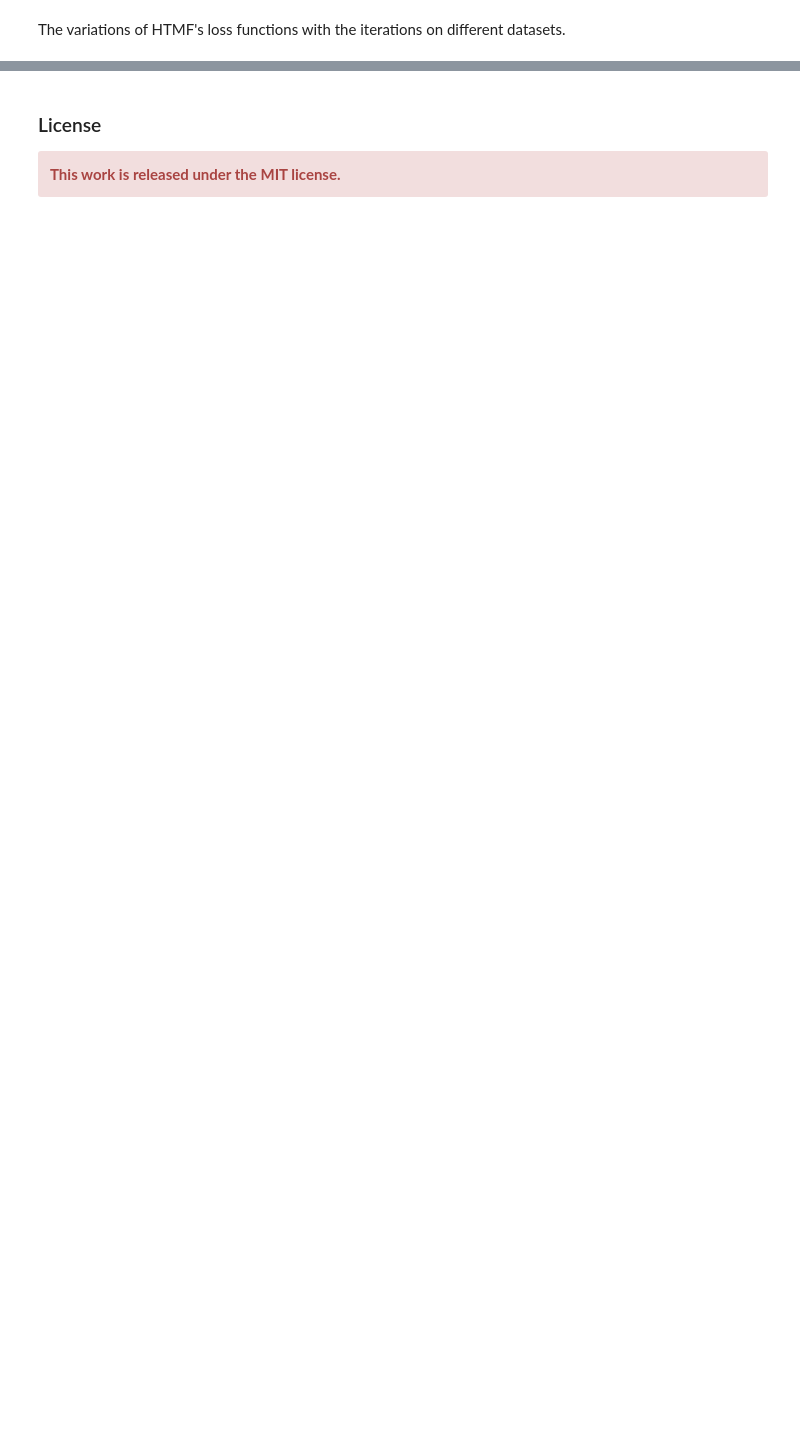
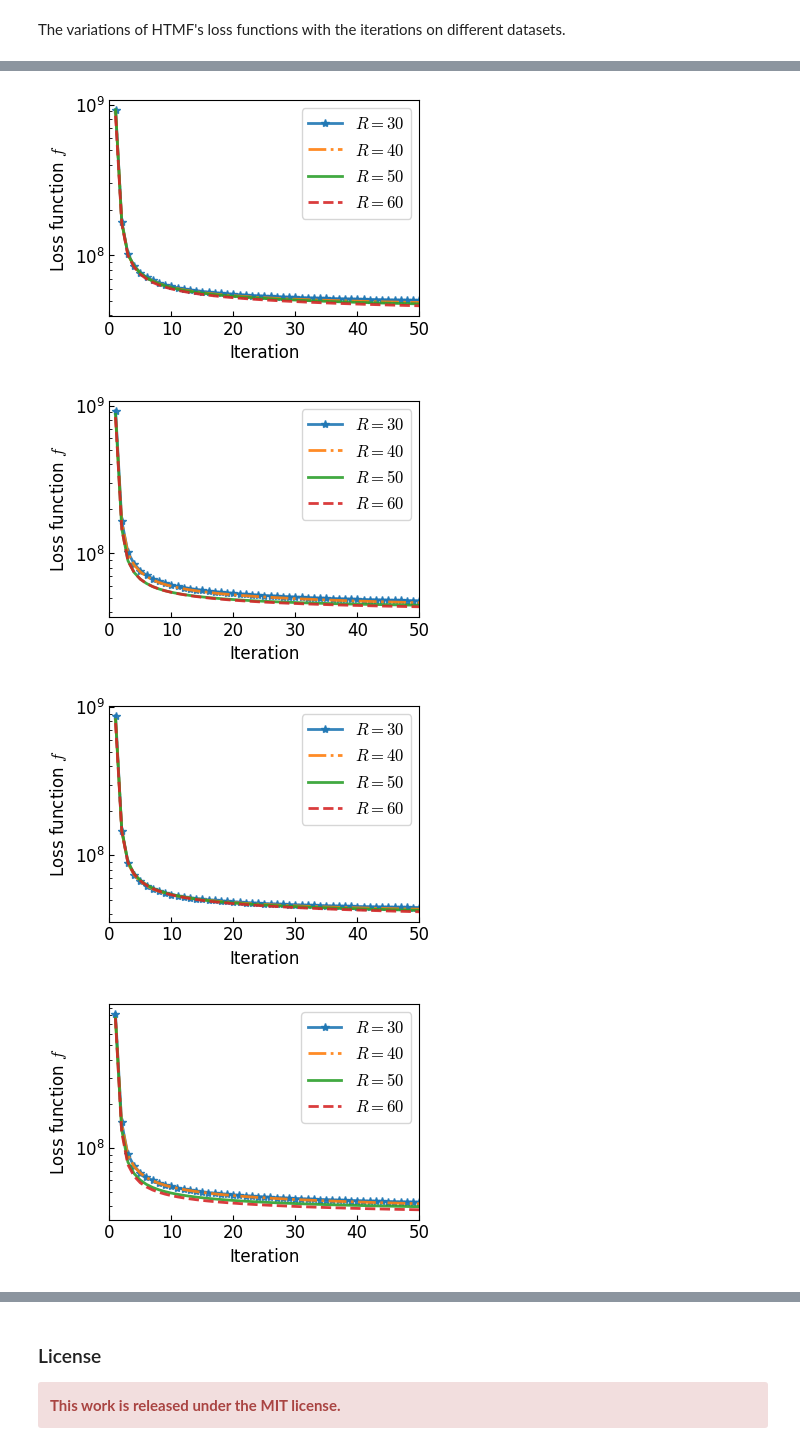
Before and after one commit to xinychen/tracebase, a Jupyter notebook: models/HTMF.ipynb, the cells around one changed output, grey strips where cells are left out. Saved outputs shown, nothing was run; the diff lists cells and outputs as text; code cells hidden in the pictures; blank space fills up the shorter version.

```diff
--- a/models/HTMF.ipynb
+++ b/models/HTMF.ipynb
@@ -381,0 +481,41 @@ for week in [9, 8, 7, 6, 5, 4]:
+# %%
+import matplotlib.pyplot as plt
+plt.rcParams['font.size'] = 12
+plt.rcParams['mathtext.fontset'] = 'cm'
+
+i = 0
+for week in [9, 8, 7, 6, 5, 4]:
+    fig = plt.figure(figsize = (4, 2.8))
+    ax = fig.add_subplot(1, 1, 1)
+    for k in range(4):
+        if k == 0:
+            plt.plot(np.asnumpy(np.arange(1, 51, 1)),
+                    np.asnumpy(converg[2 * i + k]),
+                    '-*', linewidth = 2, alpha = 0.9)
+        if k == 1:
+            plt.plot(np.asnumpy(np.arange(1, 51, 1)),
+                    np.asnumpy(converg[2 * i + k]),
+                    '-.', linewidth = 2, alpha = 0.9)
+        if k == 2:
+            plt.plot(np.asnumpy(np.arange(1, 51, 1)),
+                    np.asnumpy(converg[2 * i + k]),
+                    '-', linewidth = 2, alpha = 0.9)
+        if k == 3:
+            plt.plot(np.asnumpy(np.arange(1, 51, 1)),
+                    np.asnumpy(converg[2 * i + k]),
+                    '--', linewidth = 2, alpha = 0.9)
+    plt.xlim([0, 50])
+    plt.yscale('log')
+    plt.xlabel('Iteration')
+    plt.ylabel(r'Loss function $f$')
+    plt.legend([r'$R = 30$', r'$R = 40$', r'$R = 50$', r'$R = 60$'])
+    ax.tick_params(direction = "in")
+    ax.tick_params(which = 'minor', direction = 'in')
+    plt.show()
+    fig.savefig('HTMF_loss_func_vs_iter_{}_weeks.pdf'.format(week), bbox_inches = 'tight')
+    i += 1
+# %% [output]
+[figure, added]
+[figure, added]
+[figure, added]
+[figure, added]
```
Also changed, not shown: parts of 15 cells of this notebook.
